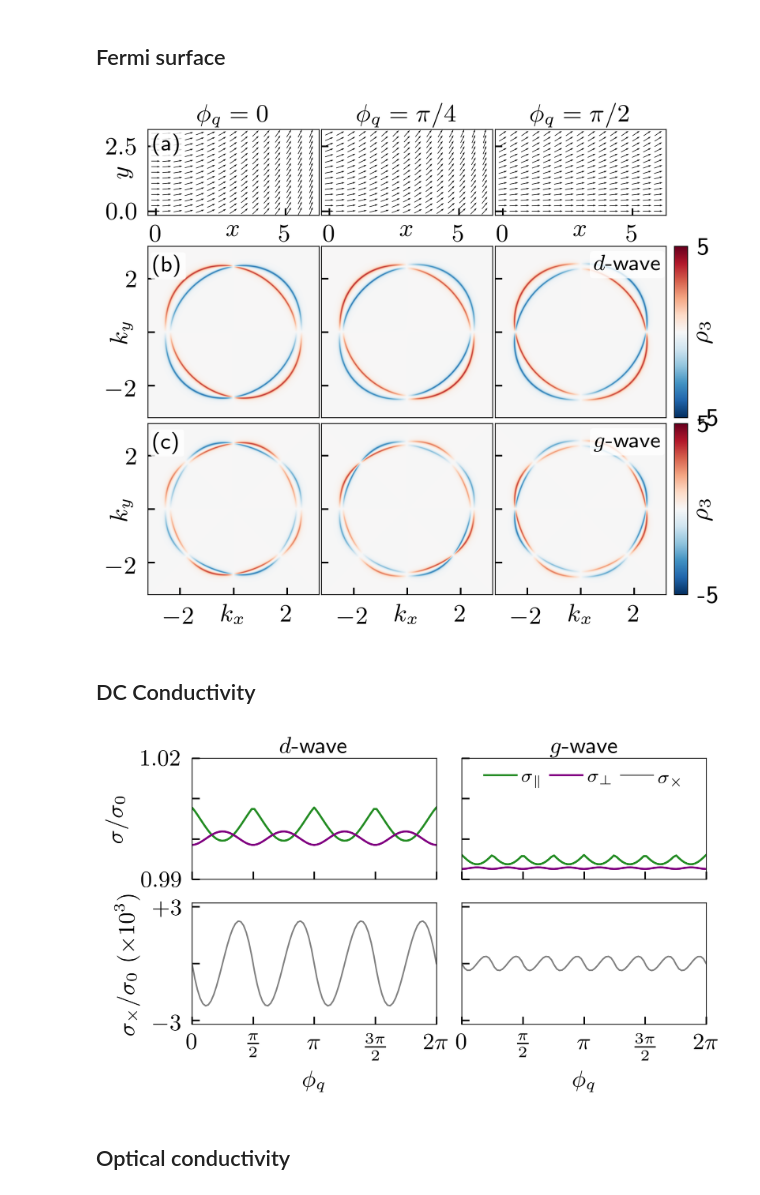
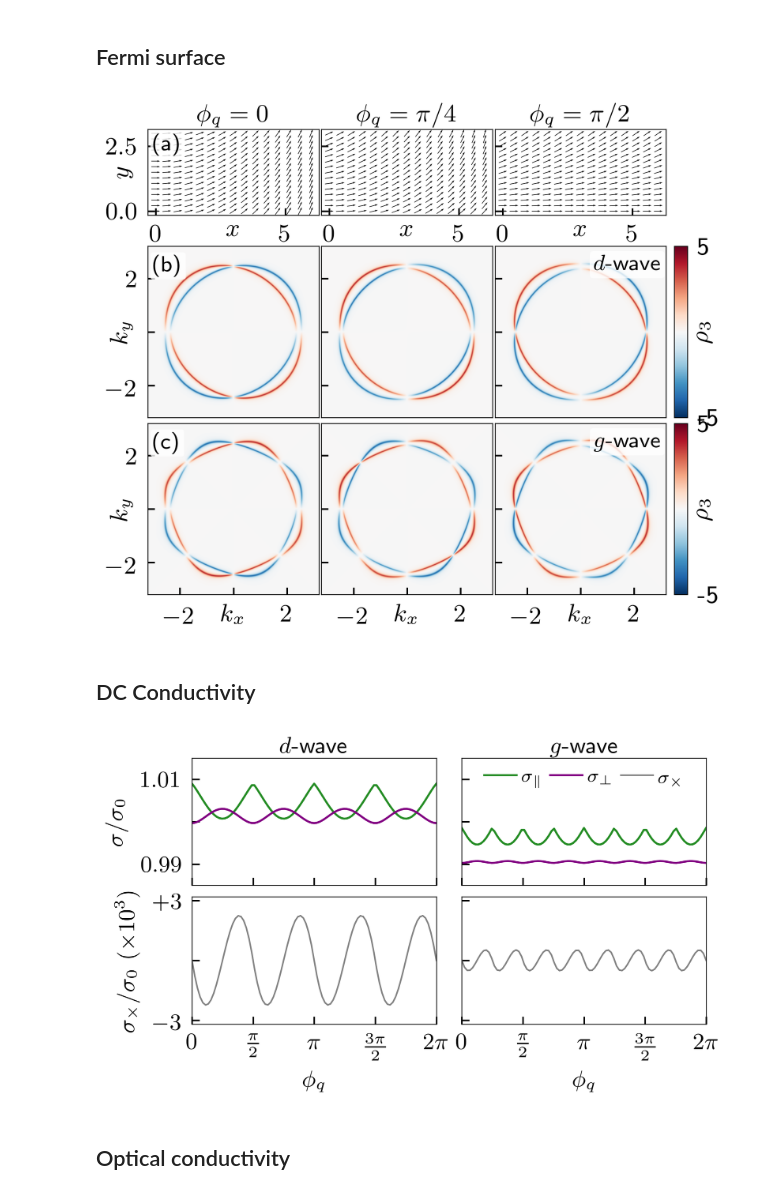
Before and after one commit to maiani/amtextures_helix, a Jupyter notebook: paper_plots/spiral.ipynb, the cells around one changed output. Cells and saved outputs as stored; diff of their text form; code cells hidden in the pictures.

```diff
--- a/paper_plots/spiral.ipynb
+++ b/paper_plots/spiral.ipynb
@@ -456,13 +456,13 @@ params = {
         Kz=0.3,
         Kx=1.0,
         mu=3,
-        eta=0.03,
+        eta=0.02,
         kmax=4,
         symmetry="d-wave",
     ),
     "g-wave": dict(
         m=1.0,
-        Kz=0.5,
+        Kz=0.9,
         Kx=1.0,
         mu=3,
         eta=0.02,
@@ -679,7 +679,7 @@ fig = fig_spin_vs_spectral_dwave_gwave_gridspec(
 fig.savefig("Fig2-dg_wave_spiral_FS.svg")
 fig.savefig("Fig2-dg_wave_spiral_FS.pdf", dpi=800)
 # %% [output]
-[figure, old version]
+[figure, new version]
 # %% [markdown]
 ## DC Conductivity
 # %%
@@ -872,37 +872,38 @@ for ax in axs[1, :]:
 # -------------------------------------------------------------
 # Legend inside the top-left panel
 # -------------------------------------------------------------
 axs[0, 1].legend(
     handles=[l_par_d, l_perp_d, l_cross_d],
     ncol=3,
     loc="upper center",
     frameon=False,
     fontsize=7,
     handlelength=1.8,
     borderaxespad=0.2,
 )
 
 # -------------------------------------------------------------
 # Limits / ticks
 # -------------------------------------------------------------
-axs[0, 0].set_ylim(1.005, 1.02)
-axs[0, 1].set_ylim(1.005, 1.02)
 
 axs[1, 0].set_yticks(
     [-3, 0.0, 3],
     labels=[r"$-3$", "", r"$+3$"]
 )
 
 axs[1, 0].set_ylabel(r"$\sigma_{\times}/\sigma_0$ $(\times 10^{3})$")
+axs[0, 0].set_yticks([0.99, 1.00, 1.01], labels=[r"$0.99$", "", r"$1.01$"])
 
-axs[0, 0].set_yticks([0.99, 1.00, 1.01, 1.02], labels=[r"$0.99$", "", "", r"$1.02$"])
+axs[0, 0].set_ylim(0.985, 1.015)
+axs[0, 1].set_ylim(0.985, 1.015)
+
 
 fig.tight_layout(pad=0.3)
 
 fig.savefig("Fig3-conductivity_spiral_frame_vs_phiq.svg")
 fig.savefig("Fig3-conductivity_spiral_frame_vs_phiq.pdf")
 # %% [output]
-[figure, old version]
+[figure, new version]
 # %% [markdown]
 ## Optical conductivity
 # %% [markdown]
```
Also changed, not shown: parts of 11 cells of this notebook, 3 other files.
